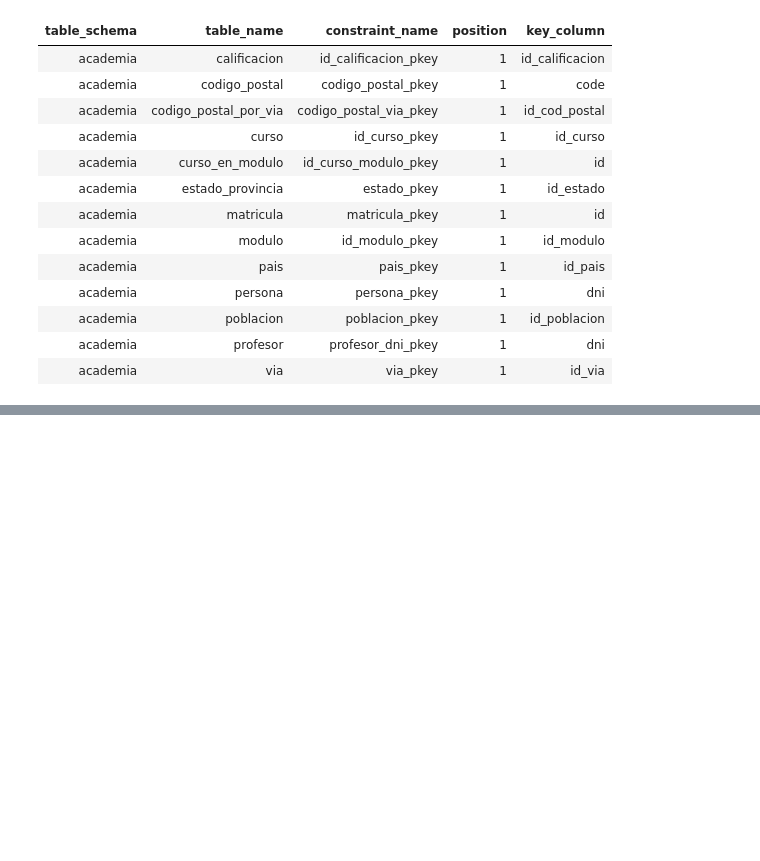
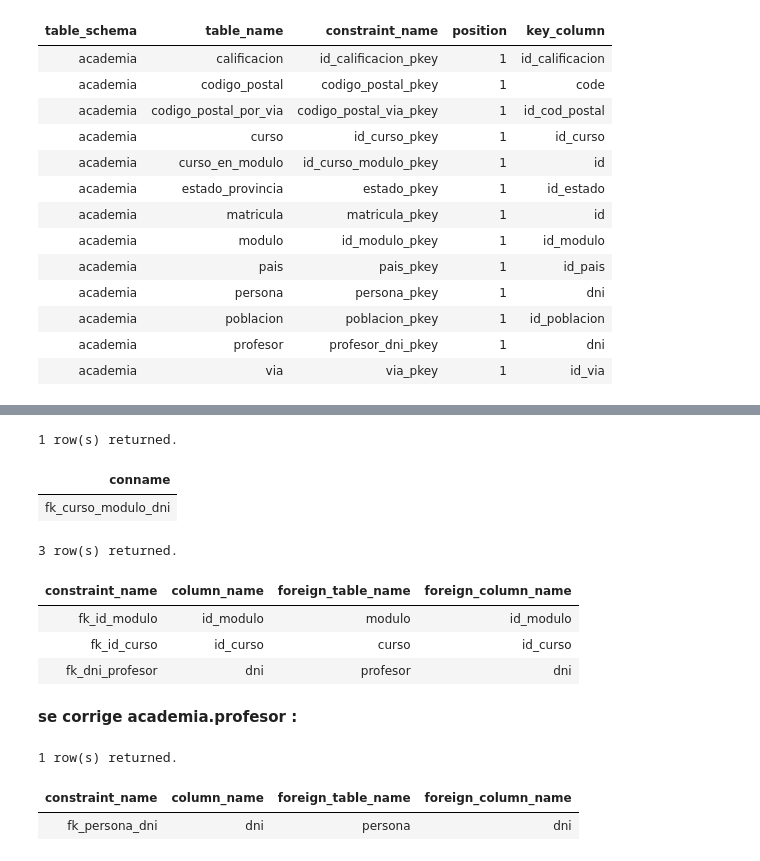
Before and after one commit to alexjust-data/FullStack06_SQL, a Jupyter notebook: 00_SEMINARIO.ipynb, the cells around one changed output, grey strips where cells are left out. Saved outputs shown, nothing was run; the diff lists cells and outputs as text; code cells hidden in the pictures; blank space fills up the shorter version.

Commit message:
tablas corregidas

```diff
--- a/00_SEMINARIO.ipynb
+++ b/00_SEMINARIO.ipynb
@@ -256,0 +291,14 @@ ORDER BY kcu.table_schema,
+# %%
+-- busco el nombre de la restriccion de la tabla academia.curso_en_modulo
+SELECT conname
+FROM pg_constraint
+INNER JOIN pg_class ON conrelid=pg_class.oid
+WHERE pg_class.relname='curso_en_modulo' AND confrelid = (
+    SELECT oid
+    FROM pg_class
+    WHERE relname = 'persona'
+);
+# %% [output]
+1 row(s) returned.
+| conname |
+| fk_curso_modulo_dni |
@@ -256,0 +313,26 @@ ORDER BY kcu.table_schema,
+# %%
+-- miro todas las fk de la tabla curso_en_modulo
+SELECT
+    tc.constraint_name,
+    kcu.column_name,
+    ccu.table_name AS foreign_table_name,
+    ccu.column_name AS foreign_column_name
+FROM
+    information_schema.table_constraints AS tc
+    JOIN information_schema.key_column_usage AS kcu
+      ON tc.constraint_name = kcu.constraint_name
+      AND tc.table_schema = kcu.table_schema
+    JOIN information_schema.constraint_column_usage AS ccu
+      ON ccu.constraint_name = tc.constraint_name
+WHERE
+    tc.constraint_type = 'FOREIGN KEY' AND
+    tc.table_name='curso_en_modulo' AND
+    tc.table_schema='academia';
+# %% [output]
+3 row(s) returned.
+| constraint_name | column_name | foreign_table_name | foreign_column_name |
+| fk_id_modulo | id_modulo | modulo | id_modulo |
+| fk_id_curso | id_curso | curso | id_curso |
+| fk_dni_profesor | dni | profesor | dni |
+# %% [markdown]
+**se corrige academia.profesor :**
@@ -256,0 +342,22 @@ ORDER BY kcu.table_schema,
+# %%
+-- miro todas las fk de la tabla profesor
+SELECT
+    tc.constraint_name,
+    kcu.column_name,
+    ccu.table_name AS foreign_table_name,
+    ccu.column_name AS foreign_column_name
+FROM
+    information_schema.table_constraints AS tc
+    JOIN information_schema.key_column_usage AS kcu
+      ON tc.constraint_name = kcu.constraint_name
+      AND tc.table_schema = kcu.table_schema
+    JOIN information_schema.constraint_column_usage AS ccu
+      ON ccu.constraint_name = tc.constraint_name
+WHERE
+    tc.constraint_type = 'FOREIGN KEY' AND
+    tc.table_name='profesor' AND
+    tc.table_schema='academia';
+# %% [output]
+1 row(s) returned.
+| constraint_name | column_name | foreign_table_name | foreign_column_name |
+| fk_persona_dni | dni | persona | dni |
```
Also changed, not shown: parts of 11 cells of this notebook.
